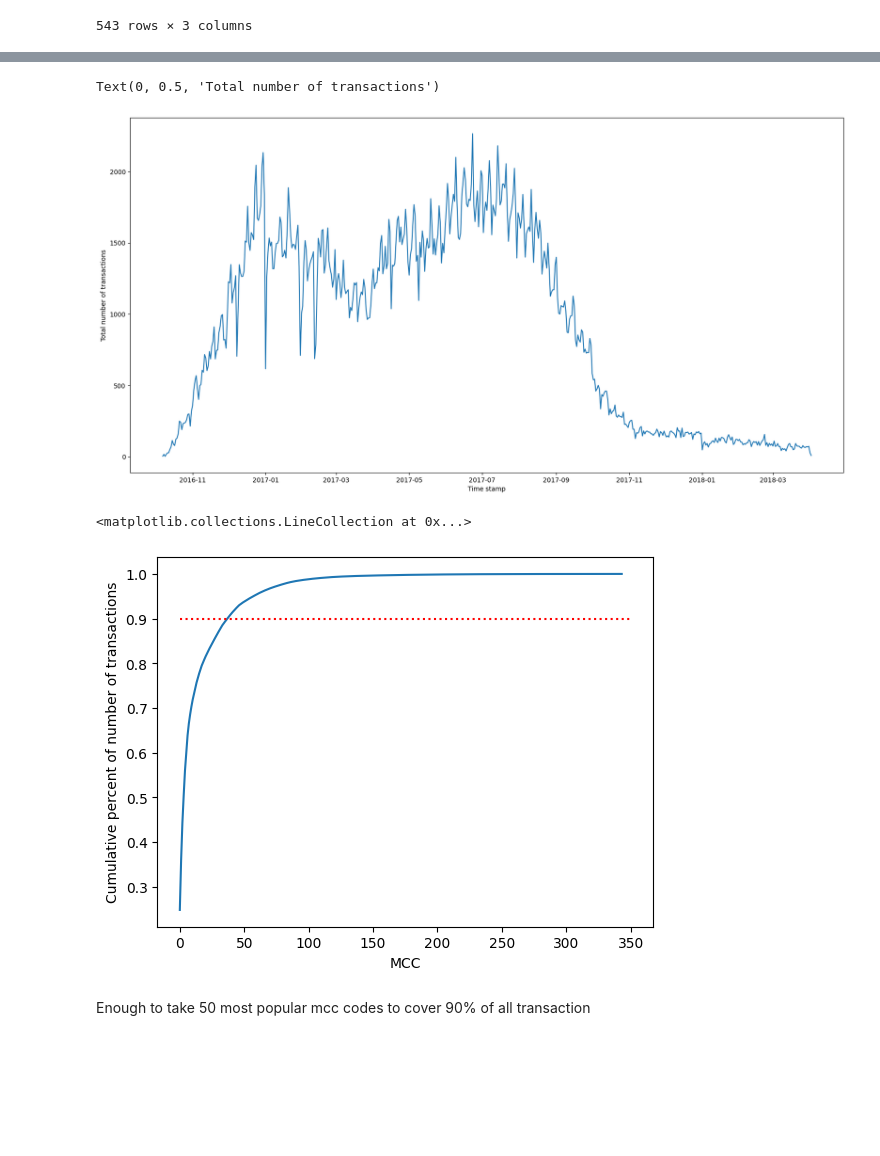
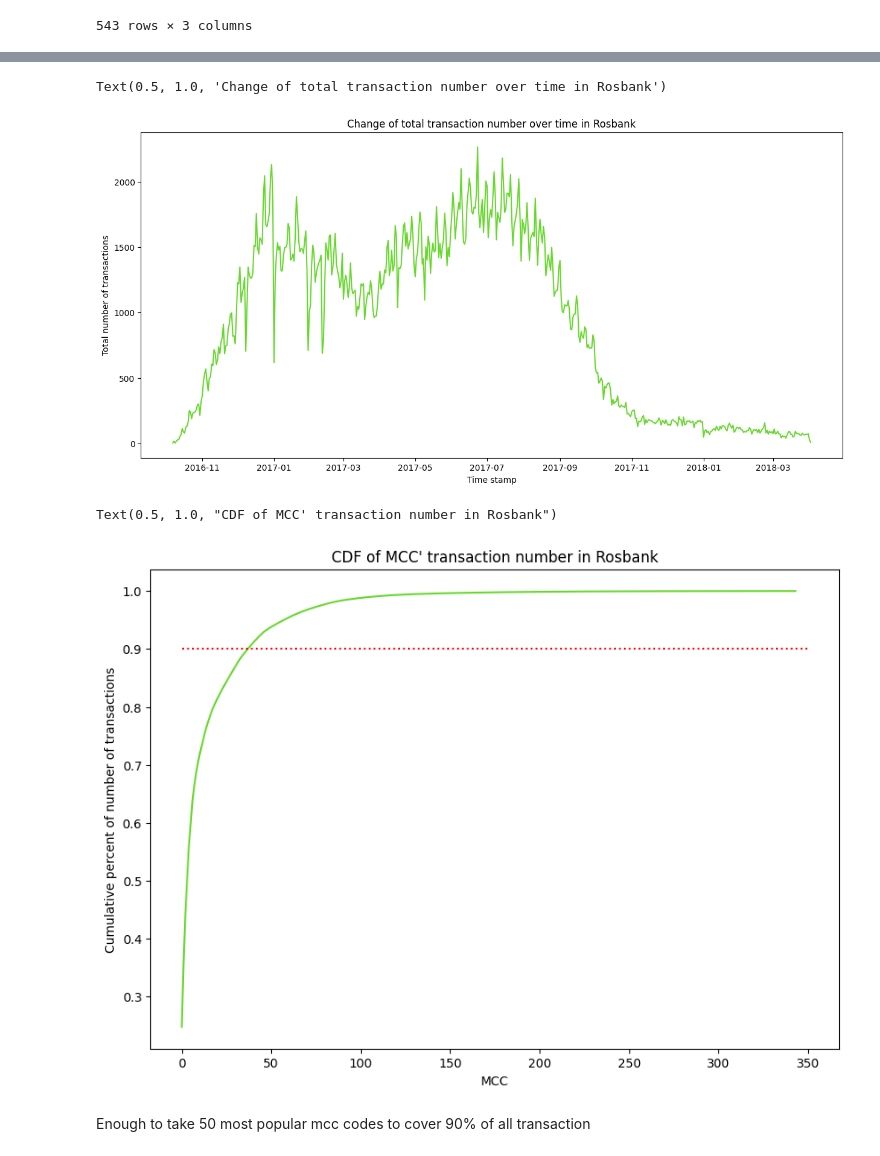
Before and after one commit to Matteus1904/GPT-like_approach_for_event_sequences, a Jupyter notebook: rosbank_notebook.ipynb, the cells around one changed output, grey strips where cells are left out. Drawn from its saved outputs; the diff is of its cells as text; code cells hidden in the pictures; blank space fills up the shorter version.

```diff
--- a/rosbank_notebook.ipynb
+++ b/rosbank_notebook.ipynb
@@ -79,11 +81,12 @@ Text(0, 0.5, 'Total sum of transactions')
 # %%
-plt.figure(figsize = (20, 10))
-plt.plot(date_agg.index, date_agg.Count_tr)
+plt.figure(figsize = (15, 7))
+plt.plot(date_agg.index, date_agg.Count_tr, color = '#66D92C')
 plt.xlabel('Time stamp')
 plt.ylabel('Total number of transactions')
+plt.title('Change of total transaction number over time in Rosbank')
 # %% [output]
-Text(0, 0.5, 'Total number of transactions')
+Text(0.5, 1.0, 'Change of total transaction number over time in Rosbank')
-[figure, old version]
+[figure, new version]
 # %%
 groups_agg = train.groupby('MCC').agg(
     Mean=('amount', np.mean),
@@ -93,13 +96,15 @@ groups_agg = train.groupby('MCC').agg(
 # %%
 groups_agg['percent'] = groups_agg.Count_tr/sum(groups_agg.Count_tr)
 # %%
-groups_agg.sort_values(by='percent', ascending=False, na_position='first').reset_index().percent.cumsum().plot()
+plt.figure(figsize = (10, 7))
+groups_agg.sort_values(by='percent', ascending=False, na_position='first').reset_index().percent.cumsum().plot(color = '#66D92C')
 plt.xlabel('MCC')
 plt.ylabel('Cumulative percent of number of transactions')
 plt.hlines(0.9, 0, 350, 'r', linestyles='dotted')
+plt.title('CDF of MCC\' transaction number in Rosbank')
 # %% [output]
-<matplotlib.collections.LineCollection at 0x...>
+Text(0.5, 1.0, "CDF of MCC' transaction number in Rosbank")
-[figure, old version]
+[figure, new version]
 # %% [markdown]
 Enough to take 50 most popular mcc codes to cover 90% of all transaction
 # %%
```
Also changed, not shown: parts of 5 cells of this notebook, 1 other file.
